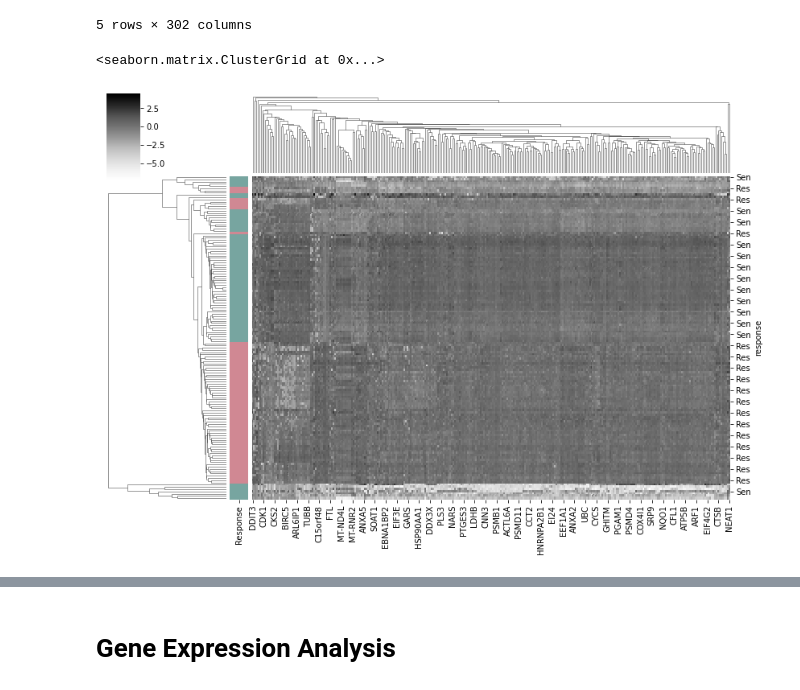
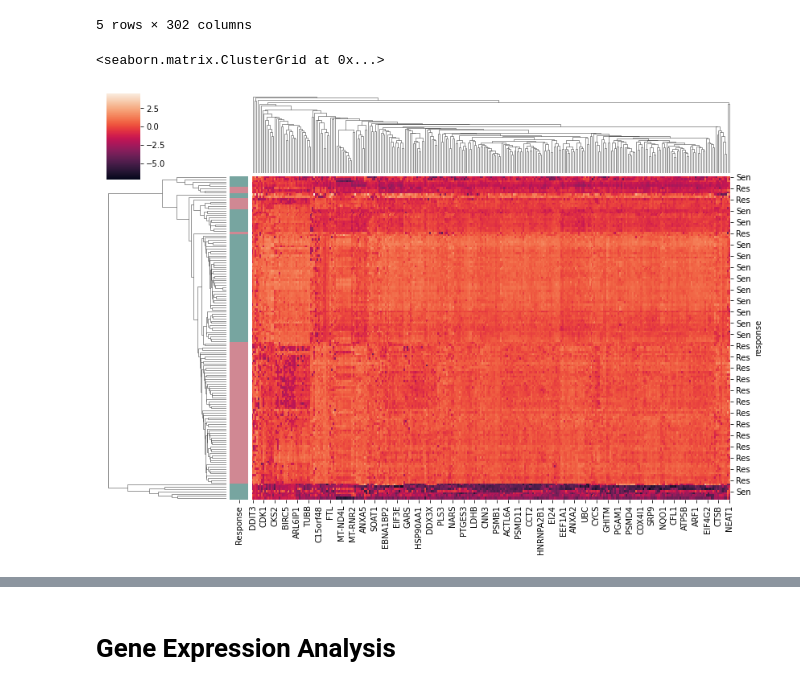
Before and after one commit to qzhang21/BST281FinalProject, a Jupyter notebook: QC_and_Expression_Profile.ipynb, the cells around one changed output, grey strips where cells are left out. Drawn from its saved outputs; the diff is of its cells as text; code cells hidden in the pictures.

```diff
--- a/QC_and_Expression_Profile.ipynb
+++ b/QC_and_Expression_Profile.ipynb
@@ -61,12 +62,14 @@ PC3_cluster.head()
 # %%
 import numpy as np
 response_code = DU145.loc[:,"response"].tolist()
 color_dict = dict(zip(np.unique(response_code),sns.husl_palette(len(np.unique(response_code)),s=0.45)))
 rcolors = pd.Series(response_code,index=DU145_cluster.index.values,name="Response").map(color_dict)
-sns.clustermap(data=DU145_cluster, cmap="Greys",row_colors=rcolors, figsize = (11.7, 8.27))
+sns.clustermap(data=DU145_cluster, row_colors=rcolors, figsize = (11.7, 8.27))
+plt.title("Hierarchical Clustering for DU145 Cell Line")
+plt.show()
 # %% [output]
 <seaborn.matrix.ClusterGrid at 0x...>
-[figure, old version]
+[figure, new version]
 # %%
 #PC_response_code = PC3['response'].map(dict(zip(list(set(PC3['response'])), range(0,1))))
 pc_response_code = PC3.loc[:,"response"].tolist()
```
Also changed, not shown: parts of 21 cells of this notebook.
